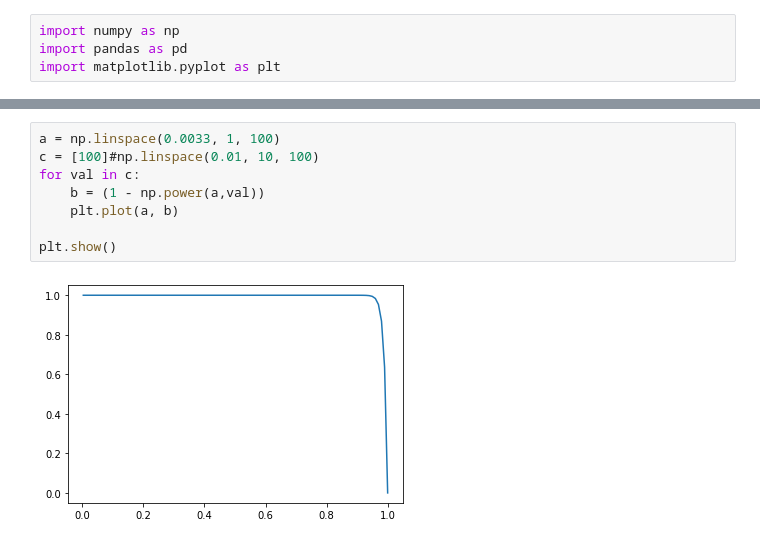
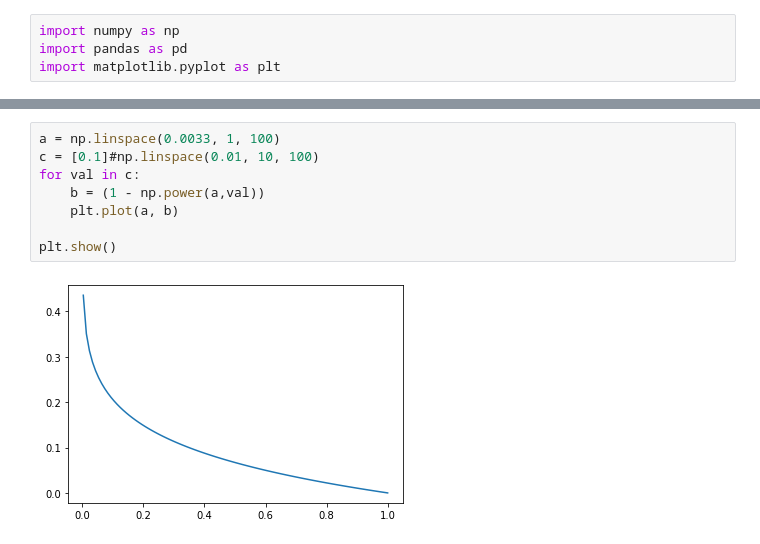
Before and after one commit to amw-18/Shell-AI-Hackathon, a Jupyter notebook: PSO/pso_swarm_visualization.ipynb, the cells around one changed output, grey strips where cells are left out. Drawn from its saved outputs; the diff is of its cells as text.

```diff
--- a/PSO/pso_swarm_visualization.ipynb
+++ b/PSO/pso_swarm_visualization.ipynb
@@ -41,10 +54,10 @@ plt.show()
 # %%
 a = np.linspace(0.0033, 1, 100)
-c = [100]#np.linspace(0.01, 10, 100)
+c = [0.1]#np.linspace(0.01, 10, 100)
 for val in c:
     b = (1 - np.power(a,val))
     plt.plot(a, b)
 
 plt.show()
 # %% [output]
-[figure, old version]
+[figure, new version]
```
Also changed, not shown: parts of 5 cells of this notebook, 16 other files.
